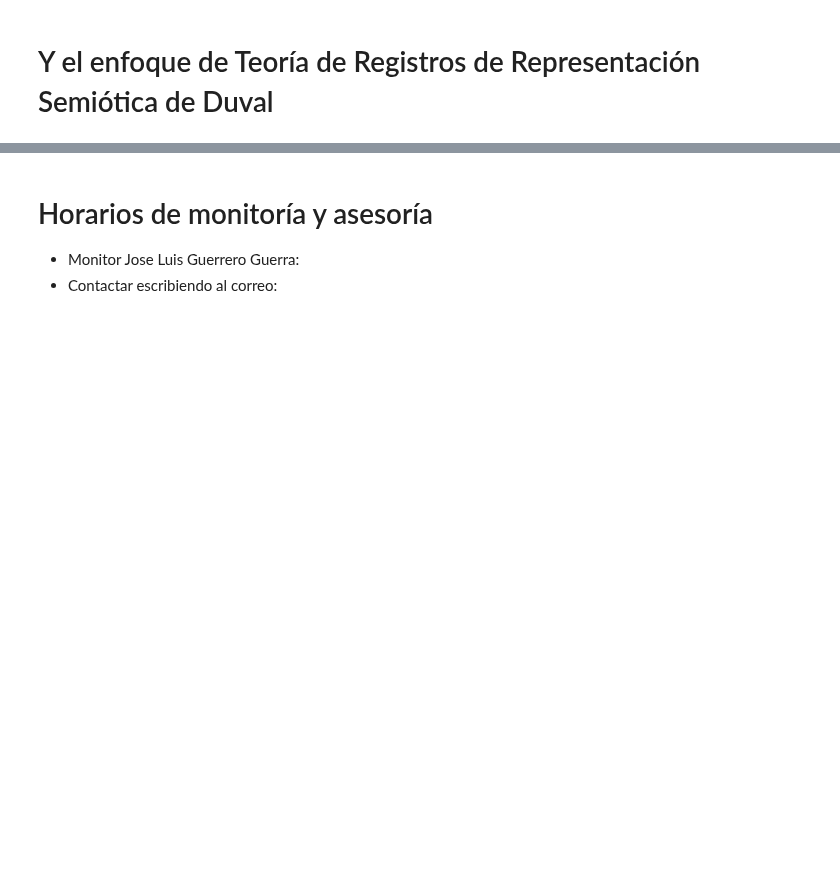
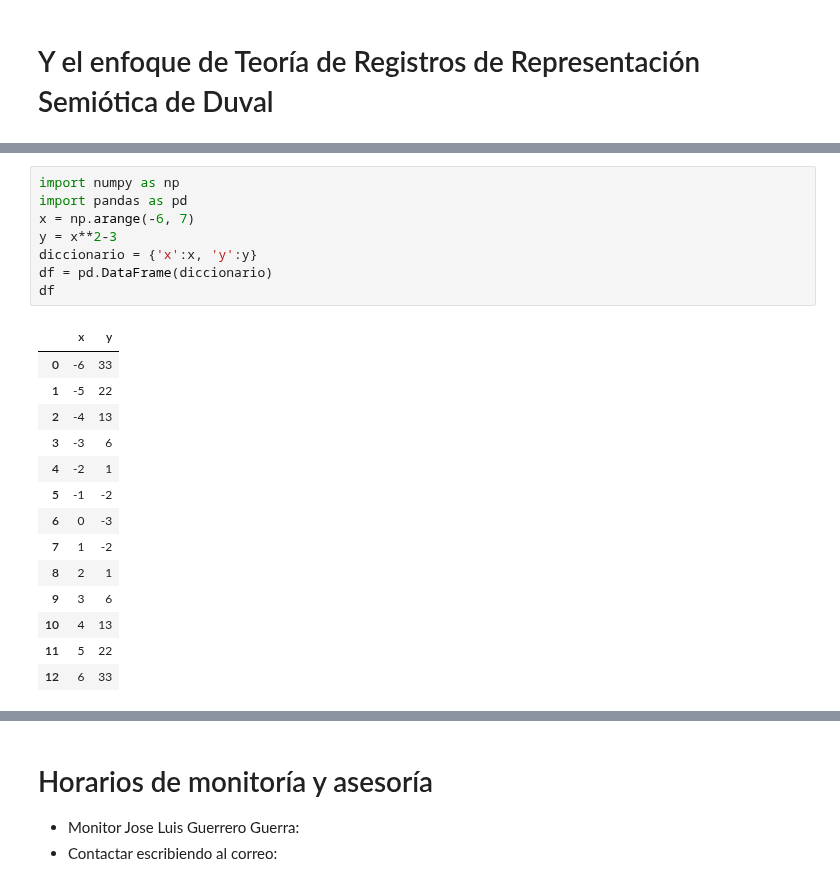
Before and after one commit to marco-canas/algebra_y_trigonometria, a Jupyter notebook: 2_planeacion/1_classes/4_unidad_3_funciones/3_2_graficas_de_ecuaciones/3_2_3_ejemplos/3_2_3_ejemplos_.ipynb, the cells around one changed output, grey strips where cells are left out. Saved outputs shown, nothing was run; the diff lists cells and outputs as text; blank space fills up the shorter version.

```diff
--- a/2_planeacion/1_classes/4_unidad_3_funciones/3_2_graficas_de_ecuaciones/3_2_3_ejemplos/3_2_3_ejemplos_.ipynb
+++ b/2_planeacion/1_classes/4_unidad_3_funciones/3_2_graficas_de_ecuaciones/3_2_3_ejemplos/3_2_3_ejemplos_.ipynb
@@ -111,0 +128,23 @@ Trace la gráfica de la ecuación: $y = x^{2} - 3$
+# %%
+import numpy as np
+import pandas as pd
+x = np.arange(-6, 7)
+y = x**2-3
+diccionario = {'x':x, 'y':y}
+df = pd.DataFrame(diccionario)
+df
+# %% [output]
+|  | x | y |
+| 0 | -6 | 33 |
+| 1 | -5 | 22 |
+| 2 | -4 | 13 |
+| 3 | -3 | 6 |
+| 4 | -2 | 1 |
+| 5 | -1 | -2 |
+| 6 | 0 | -3 |
+| 7 | 1 | -2 |
+| 8 | 2 | 1 |
+| 9 | 3 | 6 |
+| 10 | 4 | 13 |
+| 11 | 5 | 22 |
+| 12 | 6 | 33 |
```
Also changed, not shown: parts of 19 cells of this notebook, 1 other file.
